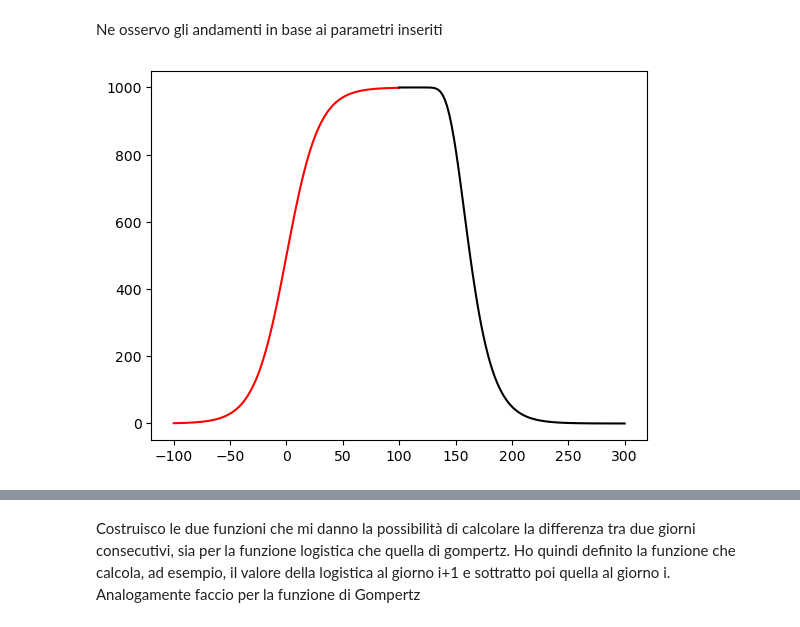
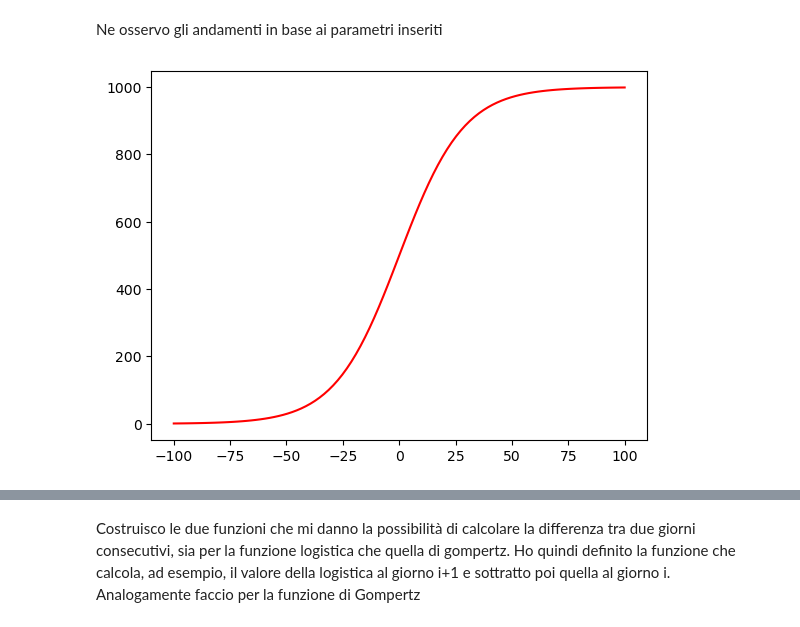
Before and after one commit to ErikMoro02/EsameCOVID, a Jupyter notebook: Esame COVID Erik Moro.ipynb, the cells around one changed output, grey strips where cells are left out. Drawn from its saved outputs; the diff is of its cells as text; code cells hidden in the pictures.

```diff
--- a/Esame COVID Erik Moro.ipynb
+++ b/Esame COVID Erik Moro.ipynb
@@ -50,3 +67,7 @@ def logistica(Ntot,k,t0,t):
     logi=Ntot/(1+np.exp(-k*(t-t0)))
     return logi
+# %%
+def logistica(Ntot,k,t0,t):
+    logi=[Ntot/(1+np.exp(-k*(t-t0))) for t in t]
+    return logi
 # %%
@@ -56,18 +81,16 @@ def gompertz(Ntot,k,t0,t):
 # %% [markdown]
 Ne osservo gli andamenti in base ai parametri inseriti
 # %%
-t=10
 k=0.07
-Ntot=1000
-t0=0
-t02=130
+Ntot=1000.
+t0=0.
+t02=130.
 # %%
 t=np.linspace(-100,100,100)
-t2=np.linspace(100,300,100)
-ylogi=logistica(Ntot,k,t0,t)
-ygomp=Ntot-gompertz(Ntot,k,t02,t2)
-plt.plot(t, ylogi, color='red')
-plt.plot(t2, ygomp, color='black')
+
+logi= logistica(Ntot,k,t0,t)
+
+plt.plot(t, logi, color='red')
 plt.show()
 # %% [output]
-[figure, old version]
+[figure, new version]
```
Also changed, not shown: parts of 18 cells of this notebook.
